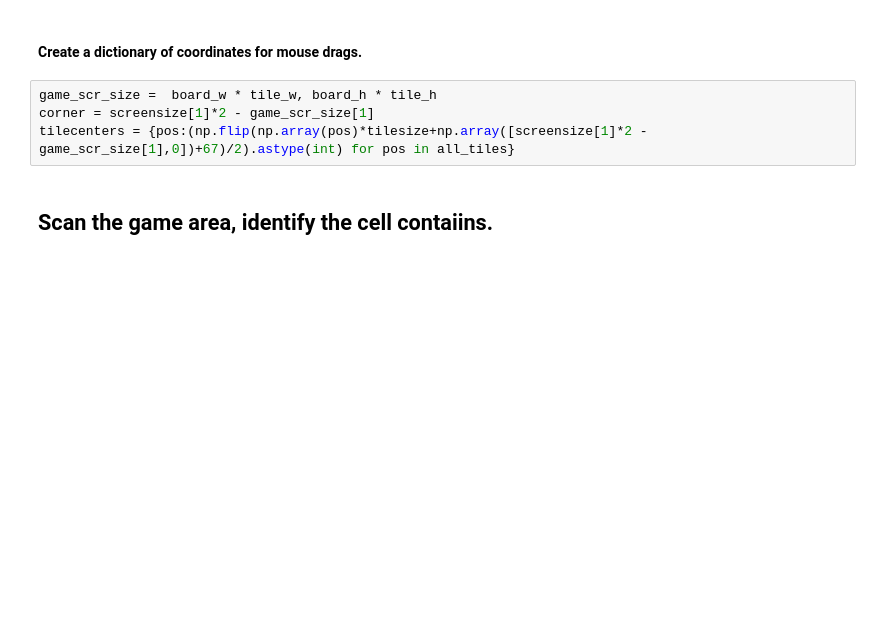
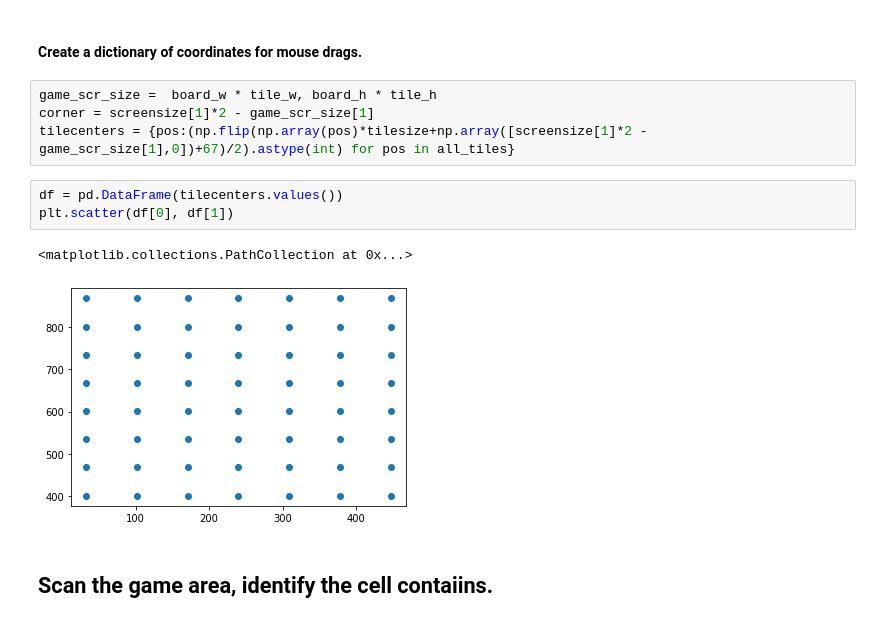
Before and after one commit to danielskih/Candy-crush-bot, a Jupyter notebook: Candy crash v5.ipynb, the cells around one changed output. Cells and saved outputs as stored; diff of their text form; blank space fills up the shorter version.

```diff
--- a/Candy crash v5.ipynb
+++ b/Candy crash v5.ipynb
@@ -185,6 +187,12 @@ all_tiles = list(product(range(board_h),range(board_w)))
 game_scr_size =  board_w * tile_w, board_h * tile_h
 corner = screensize[1]*2 - game_scr_size[1]
 tilecenters = {pos:(np.flip(np.array(pos)*tilesize+np.array([screensize[1]*2 - game_scr_size[1],0])+67)/2).astype(int) for pos in all_tiles}
+# %%
+df = pd.DataFrame(tilecenters.values())
+plt.scatter(df[0], df[1])
+# %% [output]
+<matplotlib.collections.PathCollection at 0x...>
+[figure, added]
 # %% [markdown]
 ## Scan the game area, identify the cell contaiins.
 # %%
```
Also changed, not shown: parts of 11 cells of this notebook, 4 other files.
